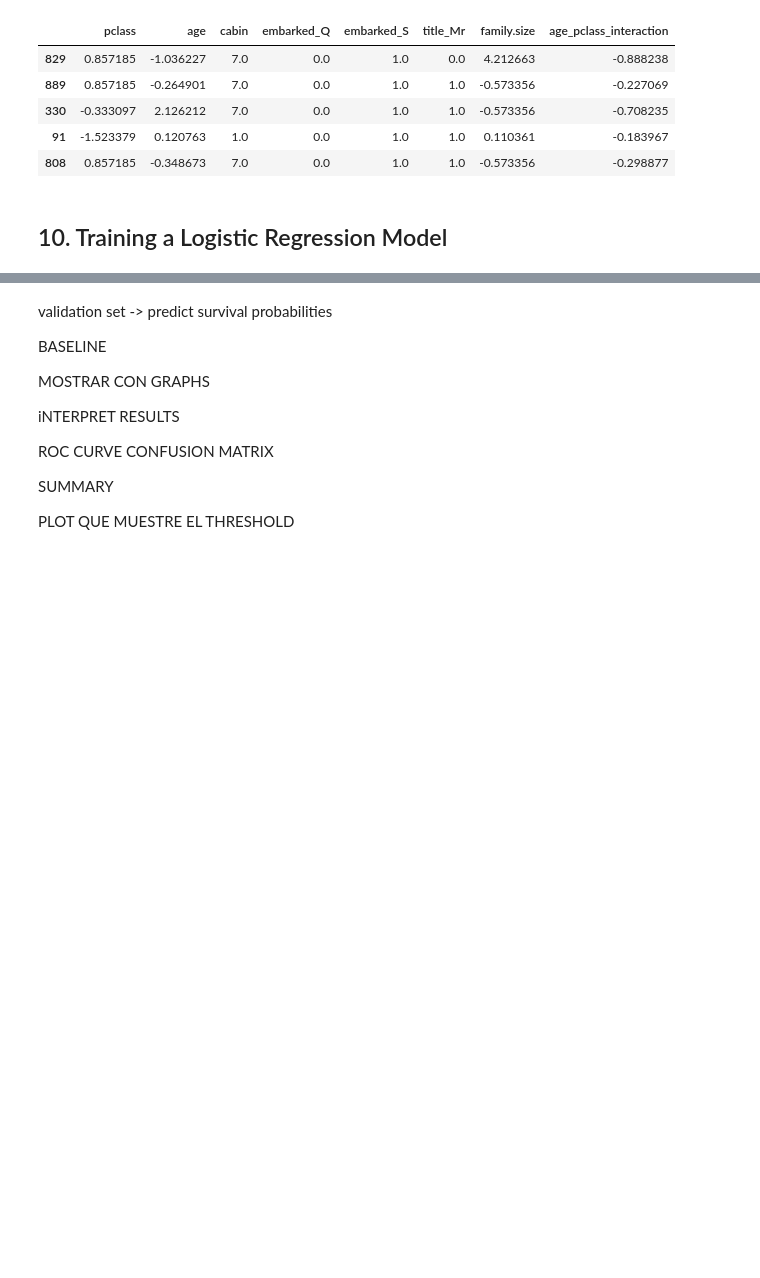
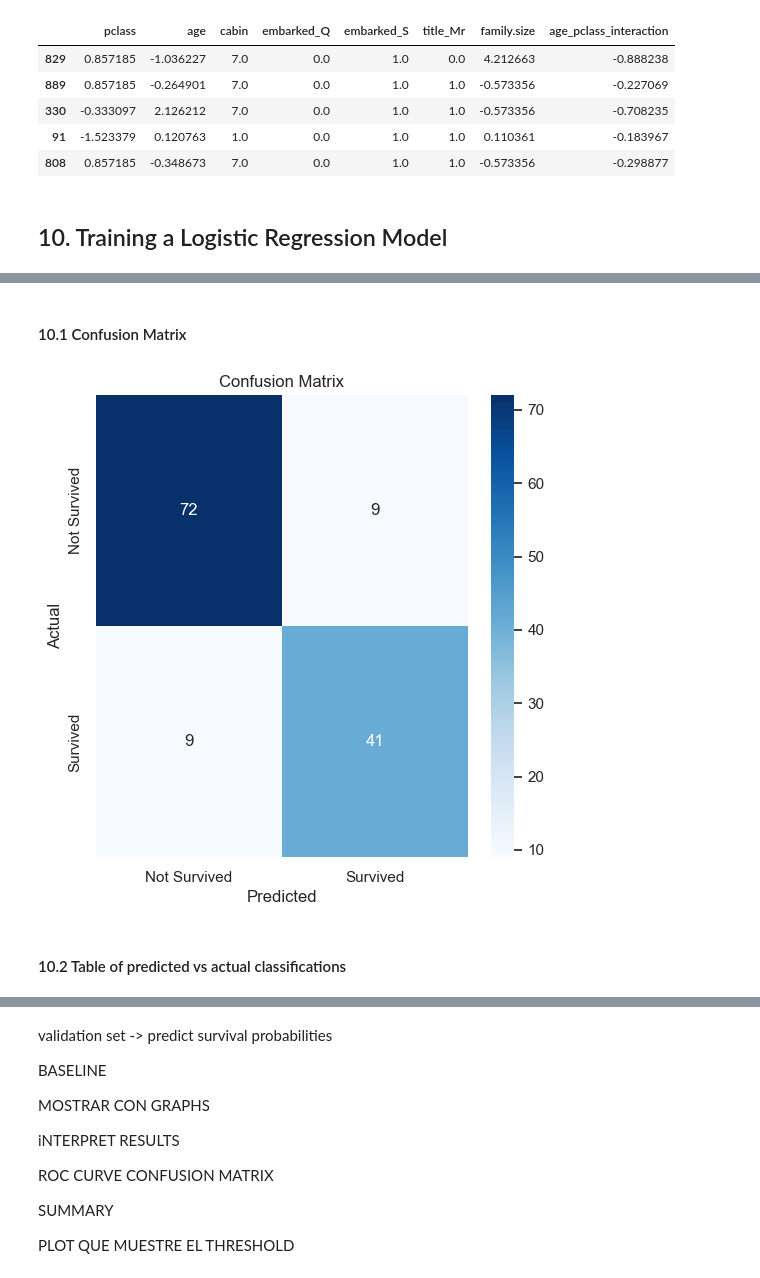
Before and after one commit to fedecaselli/ML-fundamentals-2025, a Jupyter notebook: AssignmentI/assignment_1_<Federica_Caselli[Caselli]>.ipynb, the cells around one changed output, grey strips where cells are left out. Cells and saved outputs as stored; diff of their text form; code cells hidden in the pictures; blank space fills up the shorter version.

```diff
--- a/AssignmentI/assignment_1_<Federica_Caselli[Caselli]>.ipynb
+++ b/AssignmentI/assignment_1_<Federica_Caselli[Caselli]>.ipynb
@@ -1722,0 +1691,19 @@ Confusion Matrix:
+# %%
+model = LogisticRegression(max_iter=1000)
+model.fit(x_train, y_train)
+
+y_pred_prob = model.predict_proba(x_test)[:, 1]
+
+threshold = 0.6
+
+y_pred = (y_pred_prob >= threshold).astype(int)
+
+
+accuracy = accuracy_score(y_test, y_pred)
+print(f"Accuracy: {accuracy}")
+
+print("Classification Report:")
+print(classification_report(y_test, y_pred))
+
+print("Confusion Matrix:")
+print(confusion_matrix(y_test, y_pred))
@@ -1722,0 +1725,16 @@ Confusion Matrix:
+# %% [markdown]
+#### 10.1 Confusion Matrix
+# %%
+# Confusion matrix
+cm = confusion_matrix(y_test, y_pred)
+
+plt.figure(figsize=(6, 6))
+sns.heatmap(cm, annot=True, fmt='d', cmap='Blues', xticklabels=['Not Survived', 'Survived'], yticklabels=['Not Survived', 'Survived'])
+plt.title('Confusion Matrix')
+plt.xlabel('Predicted')
+plt.ylabel('Actual')
+plt.show()
+# %% [output]
+[figure, added]
+# %% [markdown]
+#### 10.2 Table of predicted vs actual classifications
```
Also changed, not shown: parts of 18 cells of this notebook.
